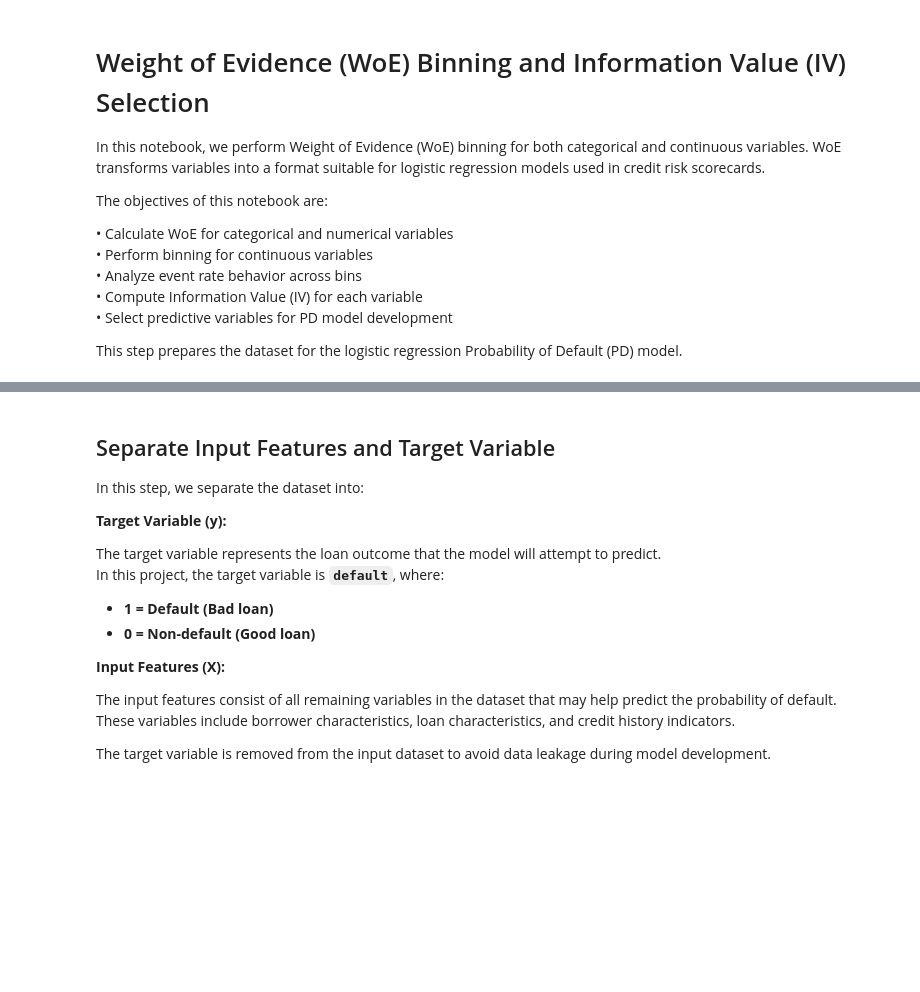
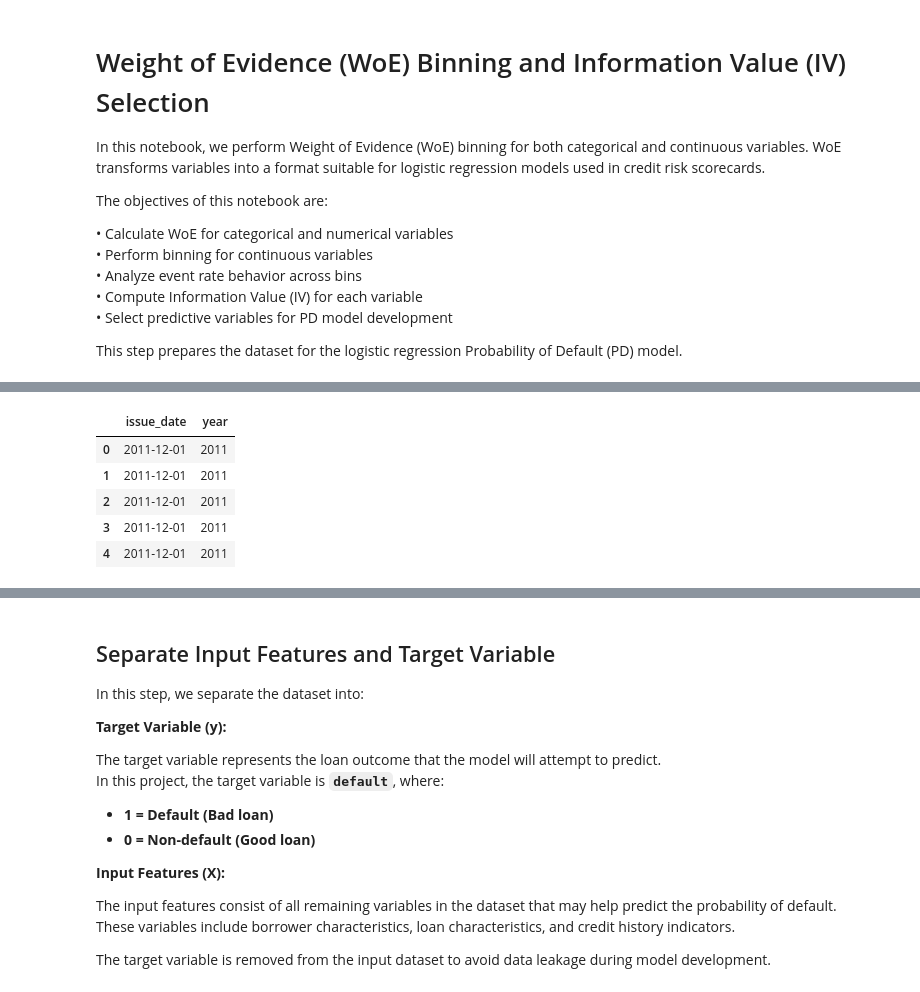
Before and after one commit to amitsrm3751-ctrl/credit-portfolio-vasicek-simulation, a Jupyter notebook: notebooks/03_woe_binning_and_iv_selection.ipynb, the cells around one changed output, grey strips where cells are left out. Drawn from its saved outputs; the diff is of its cells as text; code cells hidden in the pictures; blank space fills up the shorter version.

```diff
--- a/notebooks/03_woe_binning_and_iv_selection.ipynb
+++ b/notebooks/03_woe_binning_and_iv_selection.ipynb
@@ -22,0 +46,14 @@ df = pd.read_csv("../data/processed/loan_data_cleaned.csv")
+# %%
+# ── Extract year from issue_date ─────────────────────────
+df['issue_date'] = pd.to_datetime(df['issue_date'], errors='coerce')
+
+df['year'] = df['issue_date'].dt.year
+
+df[['issue_date','year']].head()
+# %% [output]
+|  | issue_date | year |
+| 0 | 2011-12-01 | 2011 |
+| 1 | 2011-12-01 | 2011 |
+| 2 | 2011-12-01 | 2011 |
+| 3 | 2011-12-01 | 2011 |
+| 4 | 2011-12-01 | 2011 |
```
Also changed, not shown: parts of 19 cells of this notebook, 2 other files.
